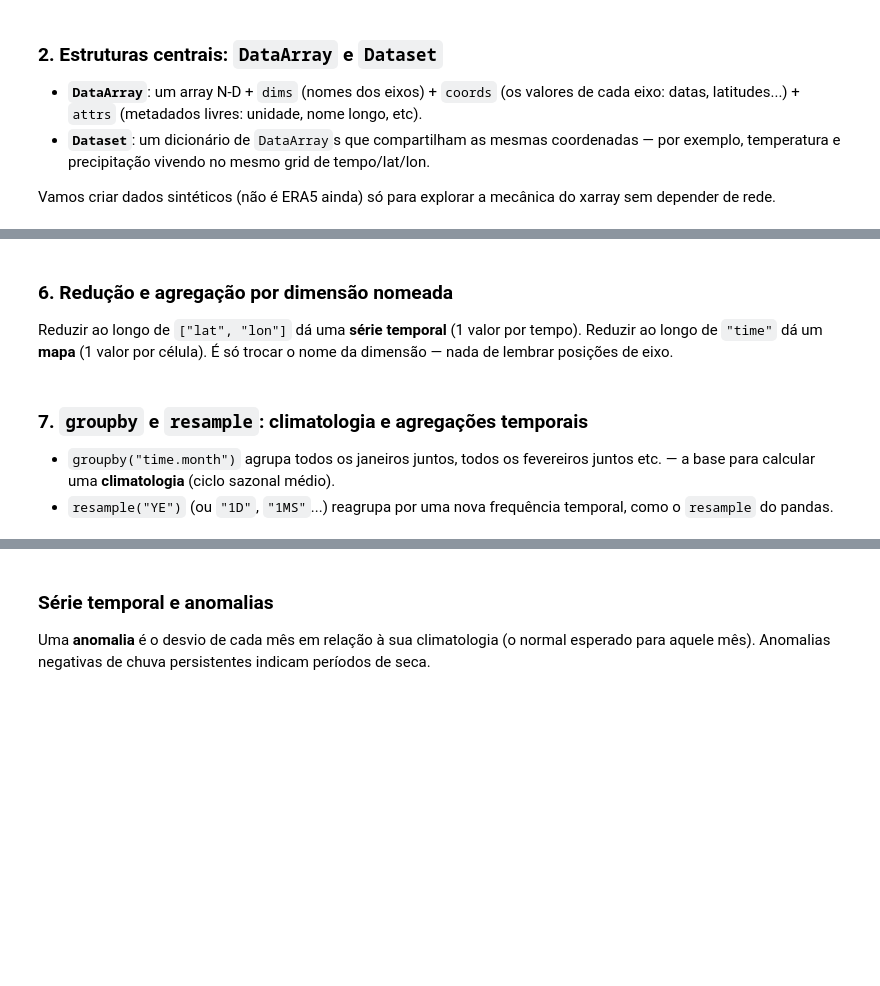
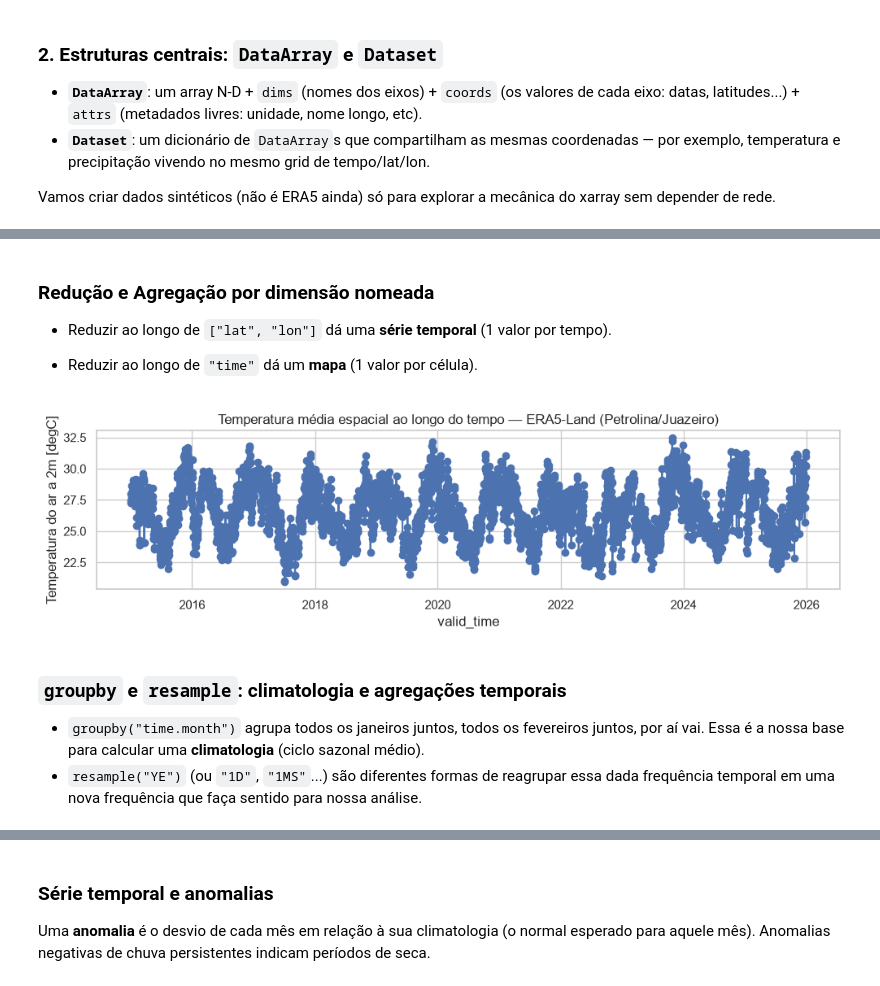
Before and after one commit to ftl-brazil-2026/ebook, a Jupyter notebook: fundamentals_gis_rs/week4/xarray.ipynb, the cells around one changed output, grey strips where cells are left out. Saved outputs shown, nothing was run; the diff lists cells and outputs as text; code cells hidden in the pictures; blank space fills up the shorter version.

```diff
--- a/fundamentals_gis_rs/week4/xarray.ipynb
+++ b/fundamentals_gis_rs/week4/xarray.ipynb
@@ -86,0 +217,8 @@ ds_sintetico
+# %%
+import geobr
+petrolina = geobr.read_municipality(code_muni=2611101, year=2020).to_crs(epsg=4326)
+juazeiro  = geobr.read_municipality(code_muni=2918407, year=2020).to_crs(epsg=4326)
+estados   = geobr.read_state(year=2020).to_crs(epsg=4326)
+# %%
+union = petrolina.union(juazeiro).geometry.iloc[0]
+minx, miny, maxx, maxy = union.bounds
@@ -86,0 +252,21 @@ ds_sintetico
+# %%
+lat_min, lat_max = miny, maxy
+lon_min, lon_max = minx, maxx
+ANO_INICIO, ANO_FIM = "2015-01-01", "2025-12-31"
+
+def ajusta_lon(lon):
+    return lon % 360 if float(ds_era5.longitude.max()) else lon
+
+fatia_lat = slice(lat_max, lat_min) if lat_descendente else slice(lat_min, lat_max)
+fatia_lon = slice(ajusta_lon(lon_min), ajusta_lon(lon_max))
+
+# selecionando
+# temperatura a 2m
+# precipitacao total
+variaveis = ["t2m", "tp"]
+# %%
+recorte = ds_era5[variaveis].sel(
+    valid_time=slice(ANO_INICIO, ANO_FIM),
+    **{lat_name: fatia_lat, lon_name: fatia_lon},
+)
+recorte
@@ -107,11 +423,17 @@ amplitude_termica
 # %% [markdown]
-### 6. Redução e agregação por dimensão nomeada
+### Redução e Agregação por dimensão nomeada
 
-Reduzir ao longo de `["lat", "lon"]` dá uma **série temporal** (1 valor por tempo). Reduzir ao longo de `"time"` dá um **mapa** (1 valor por célula). É só trocar o nome da dimensão — nada de lembrar posições de eixo.
+- Reduzir ao longo de `["lat", "lon"]` dá uma **série temporal** (1 valor por tempo).
+
+- Reduzir ao longo de `"time"` dá um **mapa** (1 valor por célula).
 # %%
-media_espacial = ds_sintetico.mean(dim=["lat", "lon"])  # série temporal
-media_temporal = ds_sintetico.mean(dim="time")           # mapa médio
-media_espacial["t2m"].plot(marker="o", figsize=(8, 3))
-plt.title("Temperatura média espacial ao longo do tempo (sintético)")
+media_espacial = dados.mean(dim=[lat_name, lon_name])  # série temporal
+media_temporal = dados.mean(dim="valid_time")           # mapa médio
+
+
+media_espacial["t2m_celsius"].plot(marker="o", figsize=(10, 3))
+plt.title("Temperatura média espacial ao longo do tempo — ERA5-Land (Petrolina/Juazeiro)")
 plt.tight_layout()
 plt.show()
+# %% [output]
+[figure, added]
@@ -118,6 +452,6 @@ plt.show()
 # %% [markdown]
-### 7. `groupby` e `resample`: climatologia e agregações temporais
+### `groupby` e `resample`: climatologia e agregações temporais
 
-- `groupby("time.month")` agrupa todos os janeiros juntos, todos os fevereiros juntos etc. — a base para calcular uma **climatologia** (ciclo sazonal médio).
-- `resample("YE")` (ou `"1D"`, `"1MS"`...) reagrupa por uma nova frequência temporal, como o `resample` do pandas.
+- `groupby("time.month")` agrupa todos os janeiros juntos, todos os fevereiros juntos, por aí vai. Essa é a nossa base para calcular uma **climatologia** (ciclo sazonal médio).
+- `resample("YE")` (ou `"1D"`, `"1MS"`...) são diferentes formas de reagrupar essa dada frequência temporal em uma nova frequência que faça sentido para nossa análise.
 # %%
```
Also changed, not shown: parts of 76 cells of this notebook, 6 other files.
